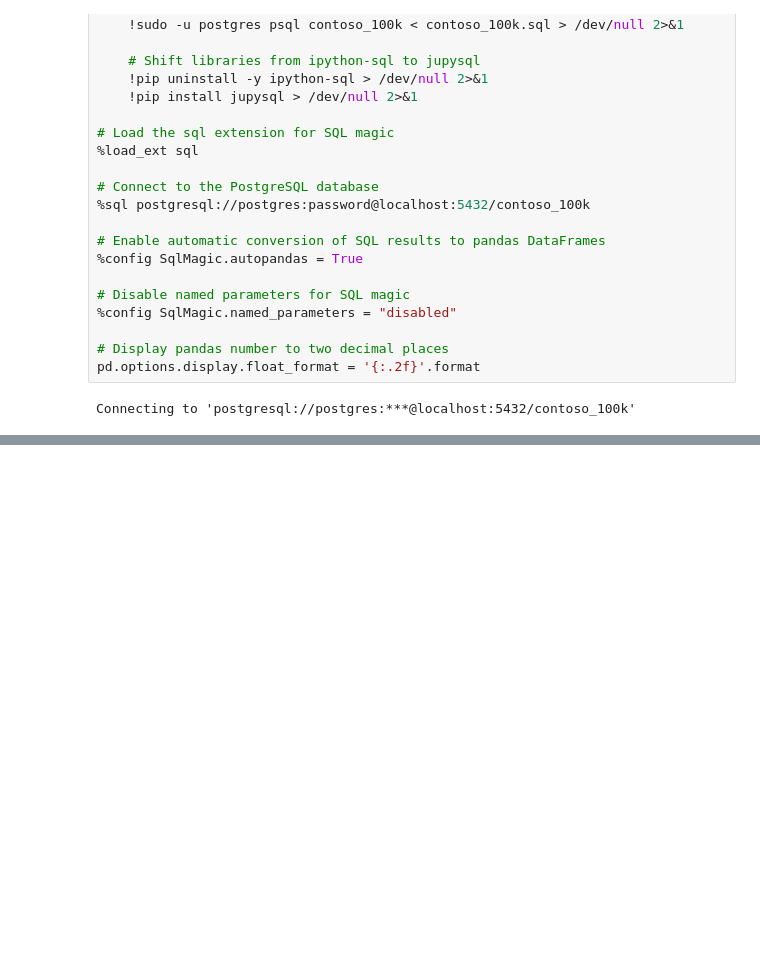
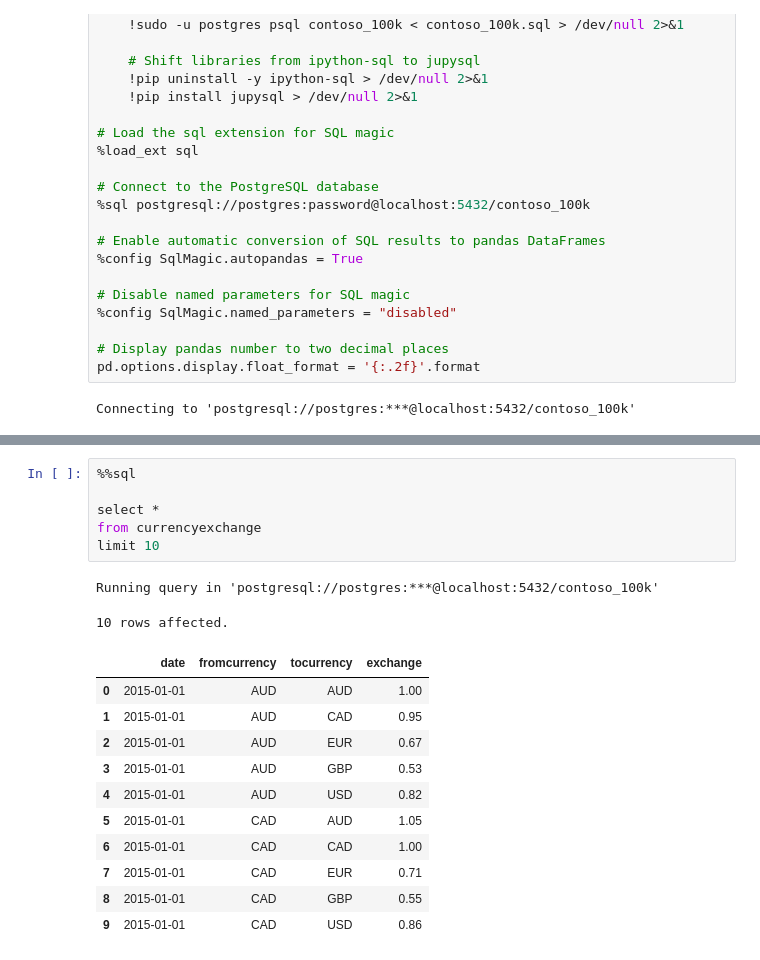
Before and after one commit to ethanchaseson/SQL-Schema-Builder, a Jupyter notebook: Resources/Blank_SQL_Notebook.ipynb, the cells around one changed output, grey strips where cells are left out. Saved outputs shown, nothing was run; the diff lists cells and outputs as text; blank space fills up the shorter version.

```diff
--- a/Resources/Blank_SQL_Notebook.ipynb
+++ b/Resources/Blank_SQL_Notebook.ipynb
@@ -77,3 +75,23 @@ Running query in 'postgresql://postgres:***@localhost:5432/contoso_100k'
 | 7 | 1003 | 0 | 2015-01-01 | 2015-01-01 | 1317097 | 510 | 85 | 3 | 74.99 | ... |
 | 8 | 1004 | 0 | 2015-01-01 | 2015-01-01 | 254117 | 80 | 128 | 2 | 114.72 | ... |
 | 9 | 1004 | 1 | 2015-01-01 | 2015-01-01 | 254117 | 80 | 2079 | 1 | 499.45 | ... |
+# %%
+%%sql
+
+select *
+from currencyexchange
+limit 10
+# %% [output]
+Running query in 'postgresql://postgres:***@localhost:5432/contoso_100k'
+10 rows affected.
+|  | date | fromcurrency | tocurrency | exchange |
+| 0 | 2015-01-01 | AUD | AUD | 1.00 |
+| 1 | 2015-01-01 | AUD | CAD | 0.95 |
+| 2 | 2015-01-01 | AUD | EUR | 0.67 |
+| 3 | 2015-01-01 | AUD | GBP | 0.53 |
+| 4 | 2015-01-01 | AUD | USD | 0.82 |
+| 5 | 2015-01-01 | CAD | AUD | 1.05 |
+| 6 | 2015-01-01 | CAD | CAD | 1.00 |
+| 7 | 2015-01-01 | CAD | EUR | 0.71 |
+| 8 | 2015-01-01 | CAD | GBP | 0.55 |
+| 9 | 2015-01-01 | CAD | USD | 0.86 |
```
Also changed, not shown: parts of 5 cells of this notebook.
